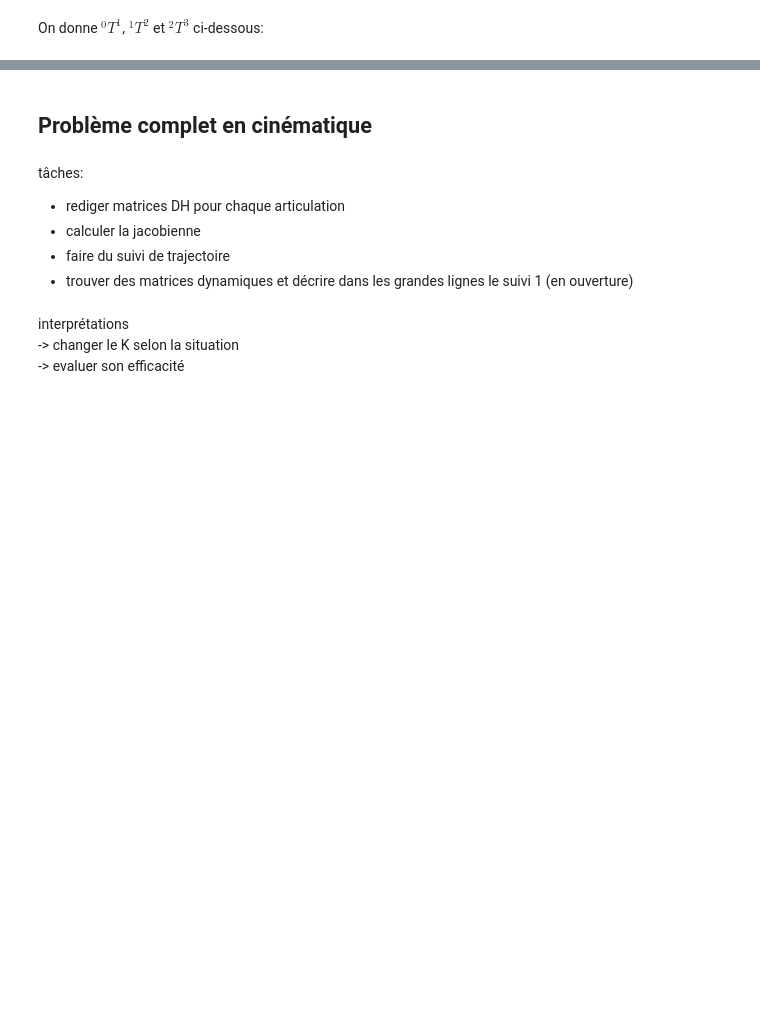
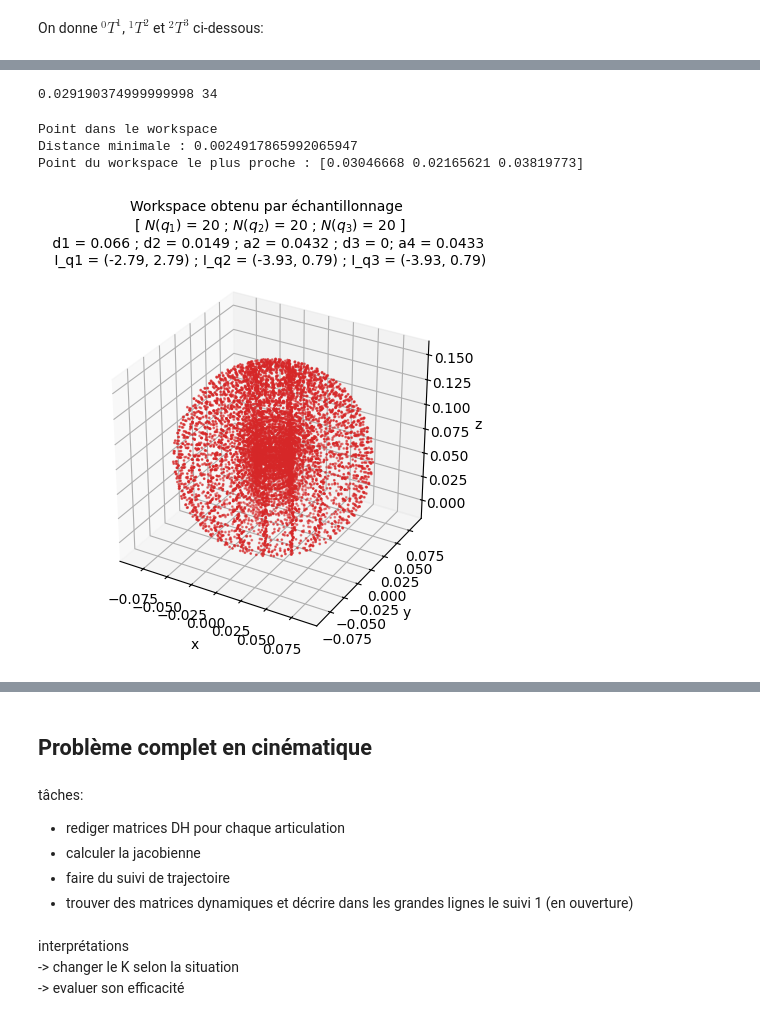
Before and after one commit to erwan-maugeri/Robot-Puma, a Jupyter notebook: cr_stage.ipynb, the cells around one changed output, grey strips where cells are left out. Drawn from its saved outputs; the diff is of its cells as text; code cells hidden in the pictures; blank space fills up the shorter version.

Commit message:
workspace fini

```diff
--- a/cr_stage.ipynb
+++ b/cr_stage.ipynb
@@ -692,0 +691,14 @@ def T_i(di, theta_i, ai, alpha_i):
+# %%
+eps = 10
+N = 2
+while eps > 0.03 : # on veut epsilon < 3 cm
+    delta_q = max(
+        np.abs(I_q1[-1] - I_q1[0]) / (N - 1),
+        np.abs(I_q2[-1] - I_q2[0]) / (N - 1),
+        np.abs(I_q3[-1] - I_q3[0]) / (N - 1)
+    )
+    eps = delta_q * 0.1674
+    N+=1
+print(eps, N)
+# %% [output]
+0.029190374999999998 34
@@ -692,0 +733,63 @@ def T_i(di, theta_i, ai, alpha_i):
+# %%
+from scipy.spatial import KDTree
+
+# Construction de l'arbre à partir du workspace déjà généré
+tree = KDTree(workspace_points)
+
+def est_dans_workspace(P_cible, epsilon=0.05):
+    """
+    Vérifie si un point P_cible = [x, y, z]
+    appartient approximativement au workspace échantillonné.
+    """
+
+    P_cible = np.array(P_cible)
+
+    d_min, index = tree.query(P_cible)
+
+    return d_min < epsilon, d_min, workspace_points[index]
+
+
+# Exemple d'utilisation
+P_test = [0.3, 0.2, 0.4]
+
+atteignable, distance, point_proche = est_dans_workspace(P_test, epsilon=0.05)
+
+if atteignable:
+    print("Point dans le workspace")
+else:
+    print("Point hors du workspace")
+
+print("Distance minimale :", distance)
+print("Point du workspace le plus proche :", point_proche)
+# %% [output]
+Point dans le workspace
+Distance minimale : 0.0024917865992065947
+Point du workspace le plus proche : [0.03046668 0.02165621 0.03819773]
+# %%
+fig = plt.figure()
+ax = fig.add_subplot(111, projection="3d")
+
+ax.scatter(
+    workspace_points[:, 0],
+    workspace_points[:, 1],
+    workspace_points[:, 2],
+    s=1, color='C3'
+)
+
+ax.set_xlabel("x")
+ax.set_ylabel("y")
+ax.set_zlabel("z")
+
+ax.set_title(
+    f"Workspace obtenu par échantillonnage \n [ $N(q_1)$ = {N_q1} ; $N(q_2)$ = {N_q2} ; $N(q_3)$ = {N_q3} ] \n d1 = {d1} ; d2 = {d2} ; a2 = {a2} ; d3 = {d3}; a4 = {a4} \n I_q1 = {I_q1} ; I_q2 = {I_q2} ; I_q3 = {I_q3}",
+    size=10)
+
+ax.set_aspect('equal')
+
+ax.set_xlim(-0.09944685349509416,0.09944025766848696)
+ax.set_ylim(-0.09869924161071086,0.0991540599131023)
+ax.set_zlim(-0.019634655803549495,0.16342464670908957)
+
+plt.show()
+# %% [output]
+[figure, added]
```
Also changed, not shown: parts of 17 cells of this notebook, 3 other files.
